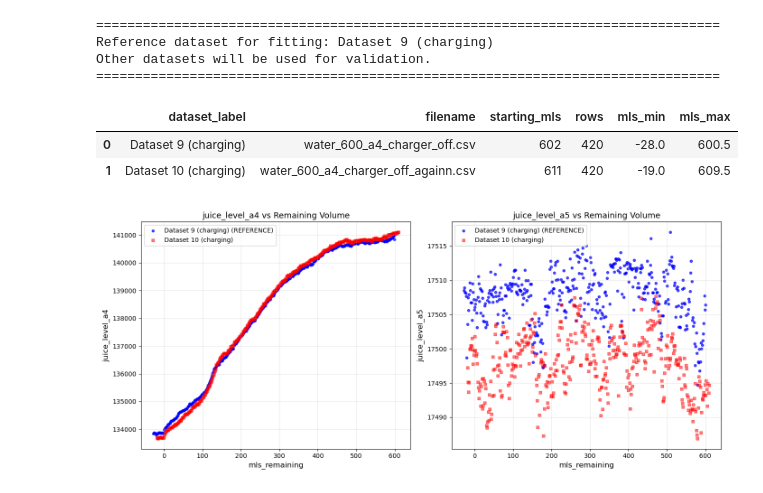
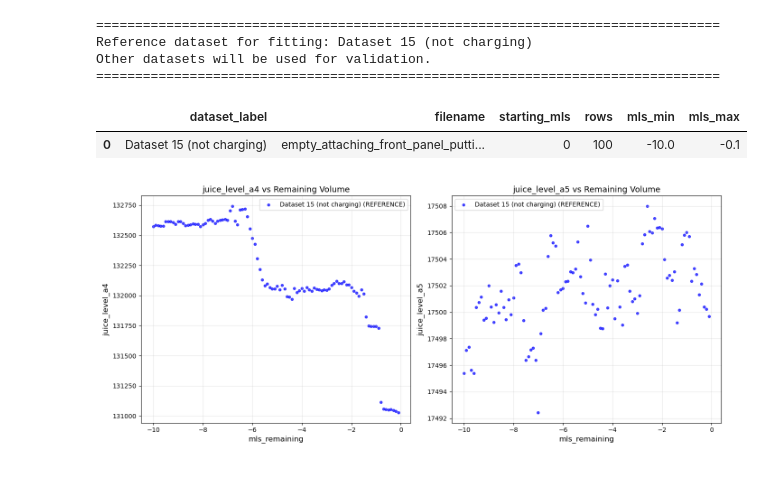
Before and after one commit to ryanmillerwork/juicer, a Jupyter notebook: curve_fit.ipynb, the cells around one changed output. Saved outputs shown, nothing was run; the diff lists cells and outputs as text; code cells hidden in the pictures.

```diff
--- a/curve_fit.ipynb
+++ b/curve_fit.ipynb
@@ -1,7 +1,7 @@
 # %%
 %matplotlib widget
 # %matplotlib inline
-
+#
 from pathlib import Path
 
 import numpy as np
@@ -23,8 +23,13 @@ DATASETS = [
     # {"filename": "test_new_electrode.csv", "starting_mls": 0, "label": "Dataset 6 (not charging)"},
     # {"filename": "test_new_electrode_stop_charger.csv", "starting_mls": 0, "label": "Dataset 7 (charging and not)"},
     # {"filename": "water_600_a4.csv", "starting_mls": 600, "label": "Dataset 8 (charging)"},
-    {"filename": "water_600_a4_charger_off.csv", "starting_mls": 602, "label": "Dataset 9 (not charging)"},
-    {"filename": "water_600_a4_charger_off_againn.csv", "starting_mls": 611, "label": "Dataset 10 (not charging)"}
+    # {"filename": "water_600_a4_charger_off.csv", "starting_mls": 602, "label": "Dataset 9 (not charging)"},
+    # {"filename": "water_600_a4_charger_off_againn.csv", "starting_mls": 611, "label": "Dataset 10 (not charging)"},
+    # {"filename": "water_600_a4_charger_off_againnn.csv", "starting_mls": 611, "label": "Dataset 11 (not charging)"},
+    # {"filename": "apple_600_a4.csv", "starting_mls": 617, "label": "Dataset 12 (juice, not charging)"},
+    # {"filename": "water_600_a4_charger_off_againnnn.csv", "starting_mls": 620, "label": "Dataset 13 (not charging)"},
+    # {"filename": "water_600_a4_charger_off_againnnnn.csv", "starting_mls": 620, "label": "Dataset 14 (not charging)"}
+    {"filename": "empty_attaching_front_panel_putting_in_dockkkk.csv", "starting_mls": 0, "label": "Dataset 15 (not charging)"}
 ]
 REFERENCE_DATASET_IDX = 0
 SENSOR_COLUMNS = ["juice_level_a4", "juice_level_a5"]
@@ -42,36 +47,35 @@ def load_calibration_runs(dataset_configs, base_dir):
         loaded_dfs[ds["label"]] = df_temp
         summary_rows.append(
             {
                 "dataset_label": ds["label"],
                 "filename": ds["filename"],
                 "starting_mls": ds["starting_mls"],
                 "rows": len(df_temp),
                 "mls_min": round(df_temp["mls_remaining"].min(), 1),
                 "mls_max": round(df_temp["mls_remaining"].max(), 1),
             }
         )
     summary_df = pd.DataFrame(summary_rows)
     return loaded_dfs, summary_df
 
 
 dfs, dataset_summary = load_calibration_runs(DATASETS, BASE_DATA_DIR)
 reference_label = dataset_summary.iloc[REFERENCE_DATASET_IDX]["dataset_label"]
 df_reference = dfs[reference_label]
 
 print("=" * 80)
 print(f"Reference dataset for fitting: {reference_label}")
 print("Other datasets will be used for validation.")
 print("=" * 80)
 
 display(dataset_summary)
 # %% [output]
 ================================================================================
-Reference dataset for fitting: Dataset 9 (charging)
+Reference dataset for fitting: Dataset 15 (not charging)
 Other datasets will be used for validation.
 ================================================================================
 |  | dataset_label | filename | starting_mls | rows | mls_min | mls_max |
-| 0 | Dataset 9 (charging) | water_600_a4_charger_off.csv | 602 | 420 | -28.0 | 600.5 |
-| 1 | Dataset 10 (charging) | water_600_a4_charger_off_againn.csv | 611 | 420 | -19.0 | 609.5 |
+| 0 | Dataset 15 (not charging) | empty_attaching_front_panel_putti... | 0 | 100 | -10.0 | -0.1 |
 # %%
 # Create figure with two subplots side by side
 fig, (ax1, ax2) = plt.subplots(1, 2, figsize=(14, 6))
@@ -120,7 +124,7 @@ ax2.grid(True, alpha=0.3)
 plt.tight_layout()
 plt.show()
 # %% [output]
-[figure, old version]
+[figure, new version]
 # %%
 from scipy.optimize import curve_fit, brentq
 
```
Also changed, not shown: parts of 5 cells of this notebook, 3 other files.
